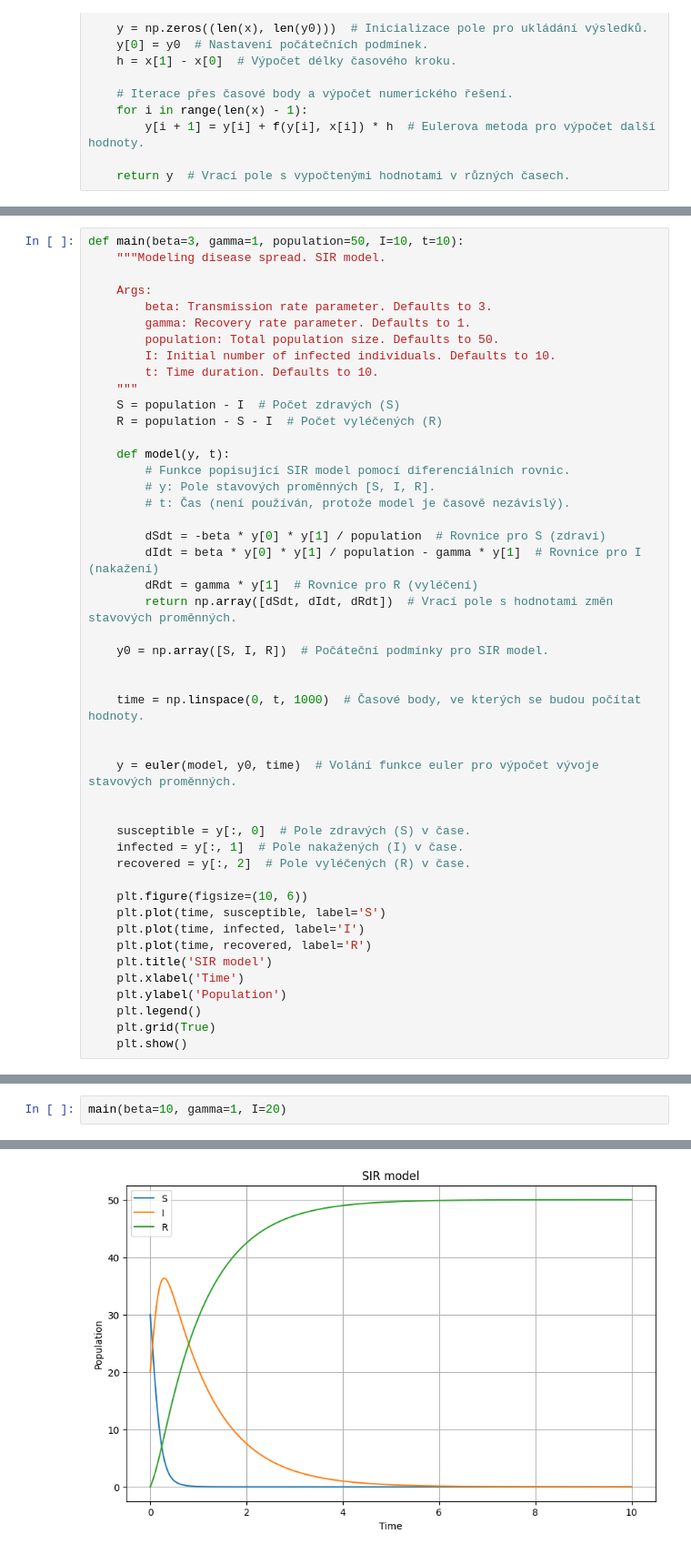
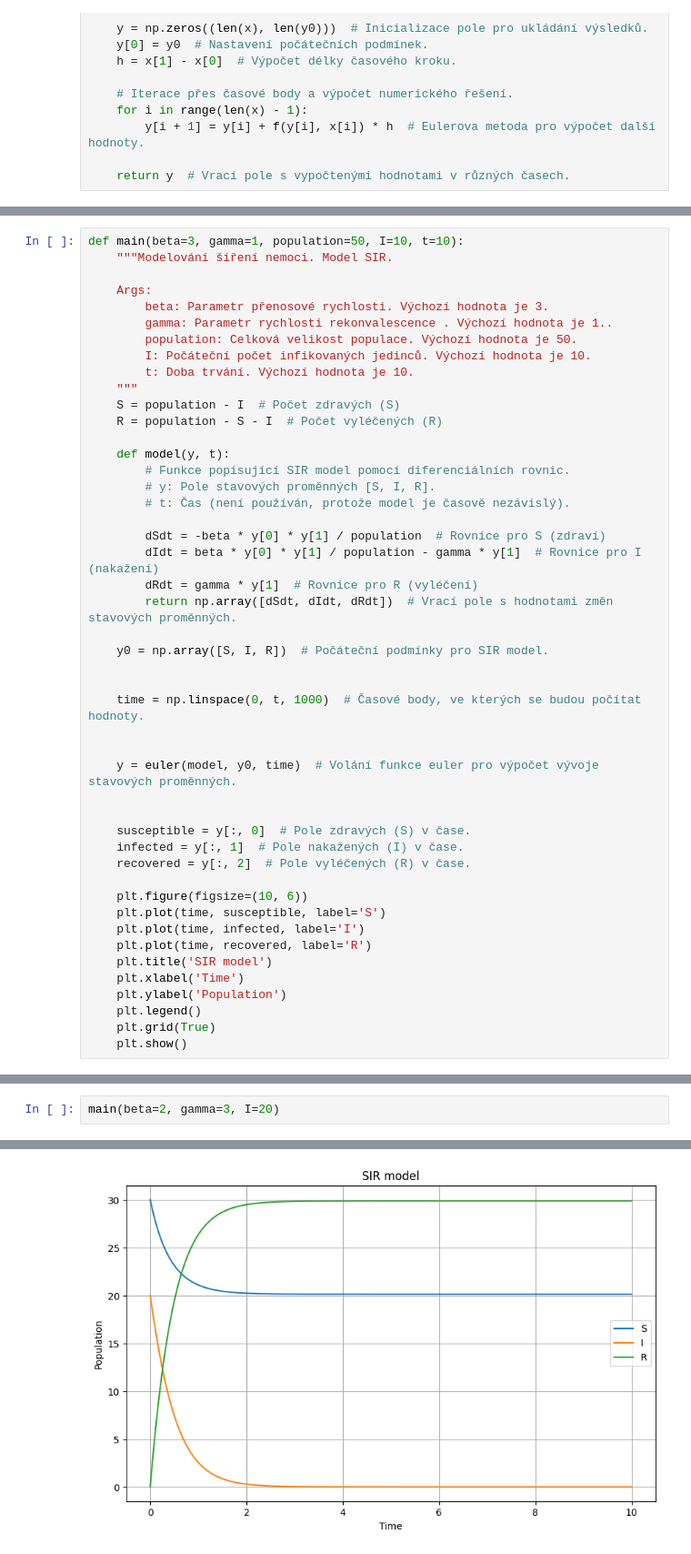
Before and after one commit to markuss23/ujep, a Jupyter notebook: msf/src/sir_model.ipynb, the cells around one changed output, grey strips where cells are left out. Shown at 91% size. Saved outputs shown, nothing was run; the diff lists cells and outputs as text.

Commit message:
dokumentace sir_model

```diff
--- a/msf/src/sir_model.ipynb
+++ b/msf/src/sir_model.ipynb
@@ -20,13 +47,13 @@ def euler(f, y0, x):
 # %%
 def main(beta=3, gamma=1, population=50, I=10, t=10):
-    """Modeling disease spread. SIR model.
+    """Modelování šíření nemoci. Model SIR.
 
     Args:
-        beta: Transmission rate parameter. Defaults to 3.
-        gamma: Recovery rate parameter. Defaults to 1.
-        population: Total population size. Defaults to 50.
-        I: Initial number of infected individuals. Defaults to 10.
-        t: Time duration. Defaults to 10.
+        beta: Parametr přenosové rychlosti. Výchozí hodnota je 3.
+        gamma: Parametr rychlosti rekonvalescence . Výchozí hodnota je 1..
+        population: Celková velikost populace. Výchozí hodnota je 50.
+        I: Počáteční počet infikovaných jedinců. Výchozí hodnota je 10.
+        t: Doba trvání. Výchozí hodnota je 10.
     """
     S = population - I  # Počet zdravých (S)
     R = population - S - I  # Počet vyléčených (R)
@@ -73,3 +110,3 @@ main()
 # %%
-main(beta=10, gamma=1, I=20)
+main(beta=2, gamma=3, I=20)
 # %% [output]
@@ -77 +113 @@ main(beta=10, gamma=1, I=20)
-[figure, old version]
+[figure, new version]
```
Also changed, not shown: parts of 11 cells of this notebook.
